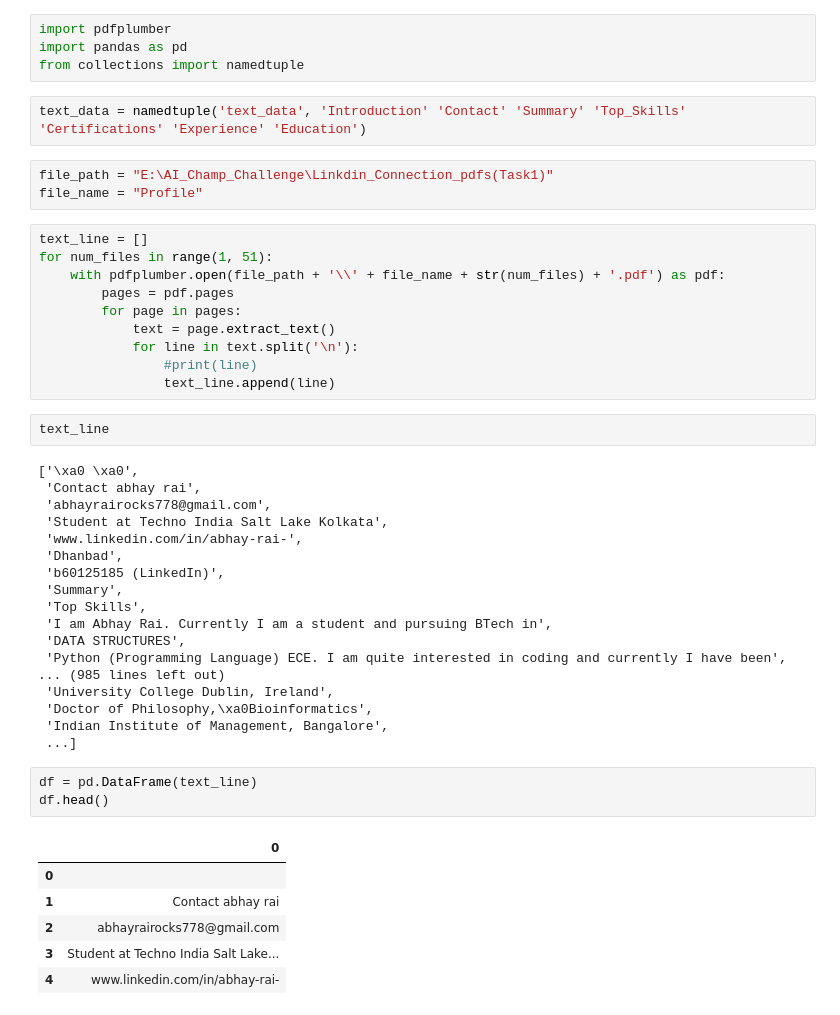
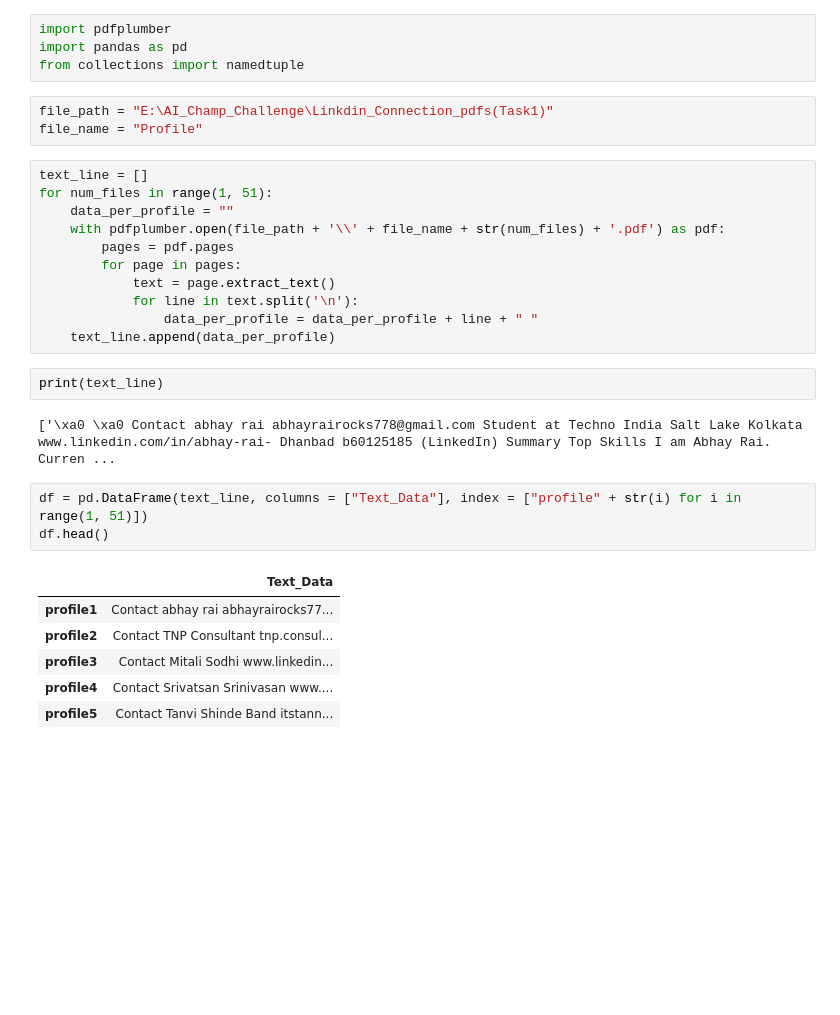
Before and after one commit to debroyrohan/AI_Champ_Marathon, a Jupyter notebook: Extract_text_from_pdf_and_save_to_CSV(Task2)/Extract_Text_From_PDF_to_CSV.ipynb, the cells around one changed output. Cells and saved outputs as stored; diff of their text form; blank space fills up the shorter version.

Commit message:
Here I have modfied my previous code of exporting data to csv of task2
This is my 5th commit

```diff
--- a/Extract_text_from_pdf_and_save_to_CSV(Task2)/Extract_Text_From_PDF_to_CSV.ipynb
+++ b/Extract_text_from_pdf_and_save_to_CSV(Task2)/Extract_Text_From_PDF_to_CSV.ipynb
@@ -25,50 +4,33 @@ Successfully installed Wand-0.6.2 pdfminer.six-20200517 pdfplumber-0.5.23 pycryp
 import pdfplumber
 import pandas as pd
 from collections import namedtuple
-# %%
-text_data = namedtuple('text_data', 'Introduction' 'Contact' 'Summary' 'Top_Skills' 'Certifications' 'Experience' 'Education')
 # %%
 file_path = "E:\AI_Champ_Challenge\Linkdin_Connection_pdfs(Task1)"
 file_name = "Profile"
 # %%
 text_line = []
 for num_files in range(1, 51):
+    data_per_profile = ""
     with pdfplumber.open(file_path + '\\' + file_name + str(num_files) + '.pdf') as pdf:
         pages = pdf.pages
         for page in pages:
             text = page.extract_text()
             for line in text.split('\n'):
-                #print(line)
-                text_line.append(line)
+                data_per_profile = data_per_profile + line + " "
+    text_line.append(data_per_profile)
-# %%
-text_line
-# %% [output]
-['\xa0 \xa0',
- 'Contact abhay rai',
- 'abhayrairocks778@gmail.com',
- 'Student at Techno India Salt Lake Kolkata',
- 'www.linkedin.com/in/abhay-rai-',
- 'Dhanbad',
- 'b60125185 (LinkedIn)',
- 'Summary',
- 'Top Skills',
- 'I am Abhay Rai. Currently I am a student and pursuing BTech in',
- 'DATA STRUCTURES',
- 'Python (Programming Language) ECE. I am quite interested in coding and currently I have been',
-... (985 lines left out)
- 'University College Dublin, Ireland',
- 'Doctor of Philosophy,\xa0Bioinformatics',
- 'Indian Institute of Management, Bangalore',
- ...]
+# %%
+print(text_line)
+# %% [output]
+['\xa0 \xa0 Contact abhay rai abhayrairocks778@gmail.com Student at Techno India Salt Lake Kolkata www.linkedin.com/in/abhay-rai- Dhanbad b60125185 (LinkedIn) Summary Top Skills I am Abhay Rai. Curren ...
 # %%
-df = pd.DataFrame(text_line)
+df = pd.DataFrame(text_line, columns = ["Text_Data"], index = ["profile" + str(i) for i in range(1, 51)])
 df.head()
 # %% [output]
-|  | 0 |
-| 0 |  |
-| 1 | Contact abhay rai |
-| 2 | abhayrairocks778@gmail.com |
-| 3 | Student at Techno India Salt Lake... |
-| 4 | www.linkedin.com/in/abhay-rai- |
+|  | Text_Data |
+| profile1 | Contact abhay rai abhayrairocks77... |
+| profile2 | Contact TNP Consultant tnp.consul... |
+| profile3 | Contact Mitali Sodhi www.linkedin... |
+| profile4 | Contact Srivatsan Srinivasan www.... |
+| profile5 | Contact Tanvi Shinde Band itstann... |
 # %%
 df.info()
```
Also changed, not shown: parts of 3 cells of this notebook, 1 other file.
